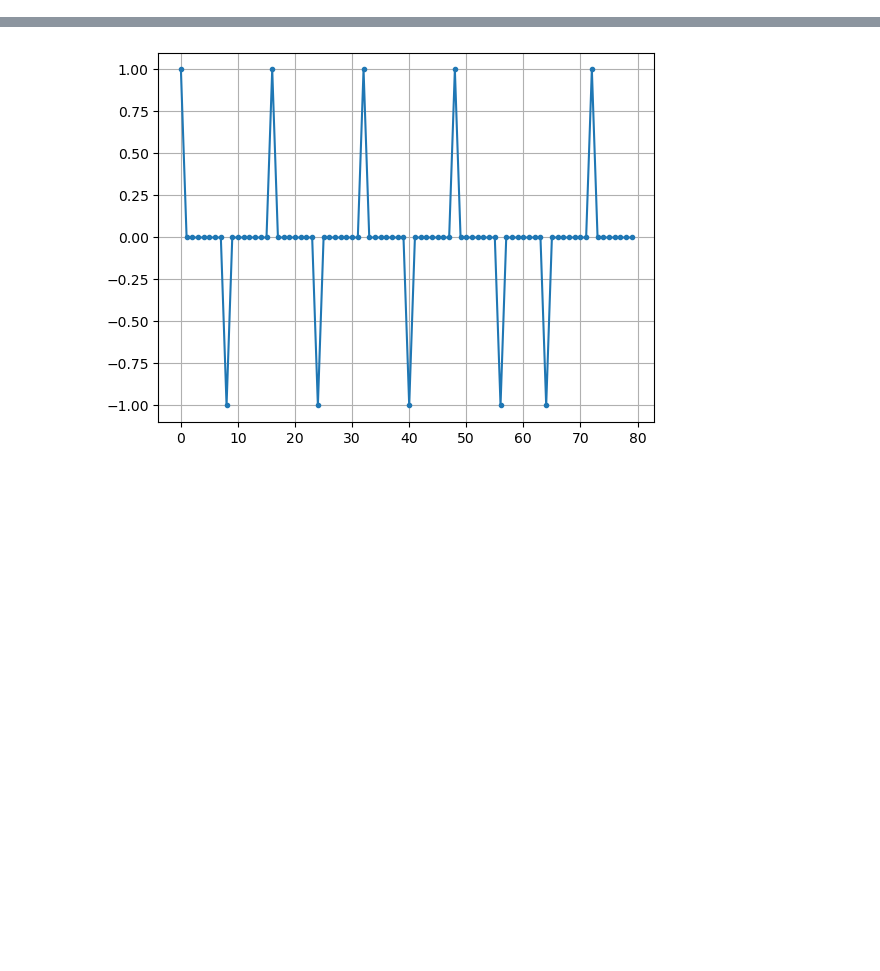
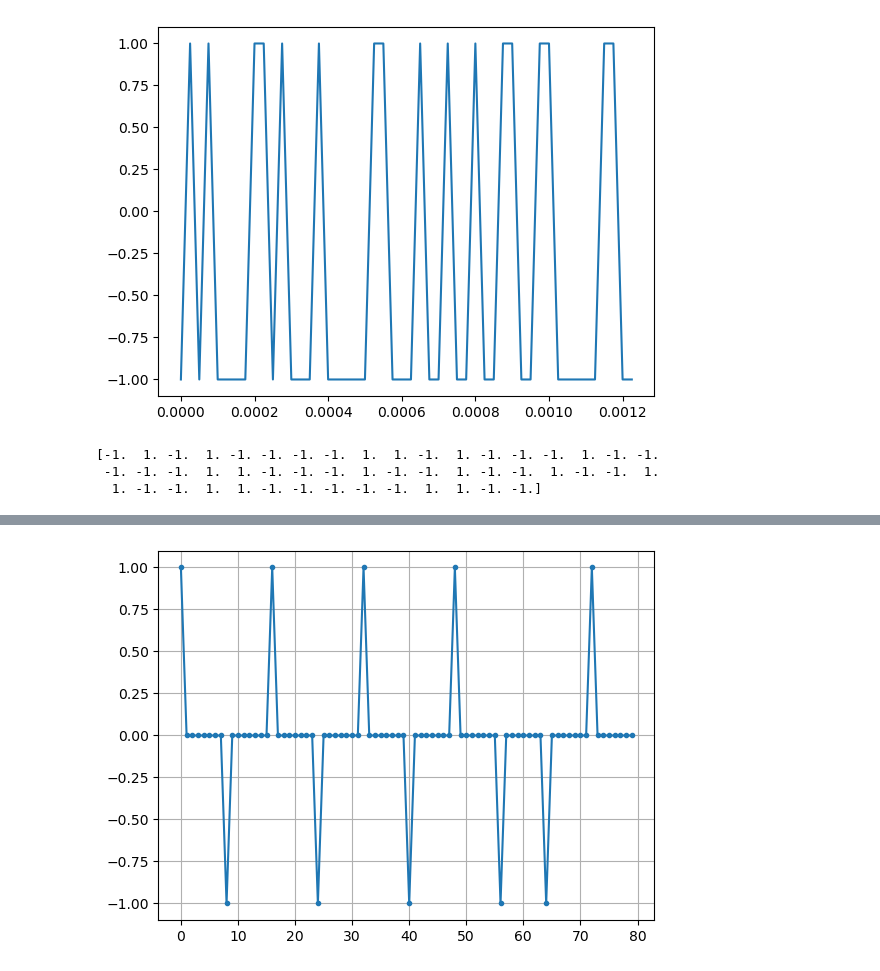
Before and after one commit to sofia-am/QPSK-8PSK-Simulation, a Jupyter notebook: notebook/qpsk.ipynb, the cells around one changed output, grey strips where cells are left out. Cells and saved outputs as stored; diff of their text form; code cells hidden in the pictures; blank space fills up the shorter version.

```diff
--- a/notebook/qpsk.ipynb
+++ b/notebook/qpsk.ipynb
@@ -0,0 +10,40 @@
+# %%
+import numpy as np
+import matplotlib.pyplot as plt
+from scipy import signal
+
+SIZE = 100
+fc = 10000
+over_sample = 4
+
+bits = np.random.randint(0, 2, SIZE)
+lst = [0]*SIZE
+nrz_bits = np.array(lst)
+
+for index, bit in enumerate(bits):
+    #nrz_bits[index] = 1 if bit else nrz_bits[index] = -1 #if True 1 -> 1, 0 -> -1
+    #print(index, bit)
+    if bit: nrz_bits[index] = 1
+    else: nrz_bits[index] = -1
+
+inphase_stream = nrz_bits[0::2] #pares
+quadrature_stream = nrz_bits[1::2] #impares
+
+sampling_freq = fc*4
+
+t = np.arange(0, len(inphase_stream)/sampling_freq, 1/sampling_freq)
+
+i_t = inphase_stream*(np.cos(2*np.pi*t*fc))
+q_t = quadrature_stream*(np.sin(2*np.pi*t*fc))
+
+s_t = i_t - q_t
+
+
+plt.plot(t, s_t)
+plt.show()
+print(s_t)
+# %% [output]
+[figure, added]
+[-1.  1. -1.  1. -1. -1. -1. -1.  1.  1. -1.  1. -1. -1. -1.  1. -1. -1.
+ -1. -1. -1.  1.  1. -1. -1. -1.  1. -1. -1.  1. -1. -1.  1. -1. -1.  1.
+  1. -1. -1.  1.  1. -1. -1. -1. -1. -1.  1.  1. -1. -1.]
```
Also changed, not shown: parts of 2 cells of this notebook, 1 other file.
